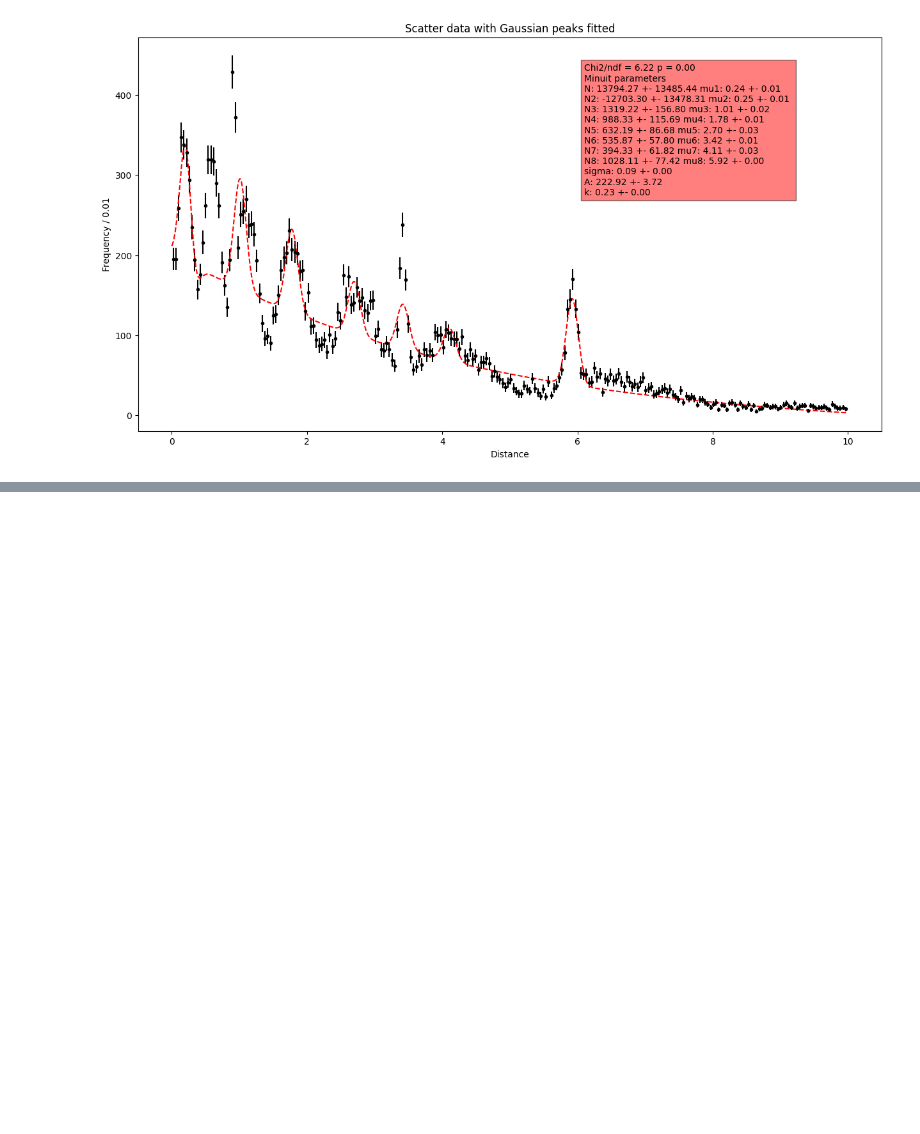
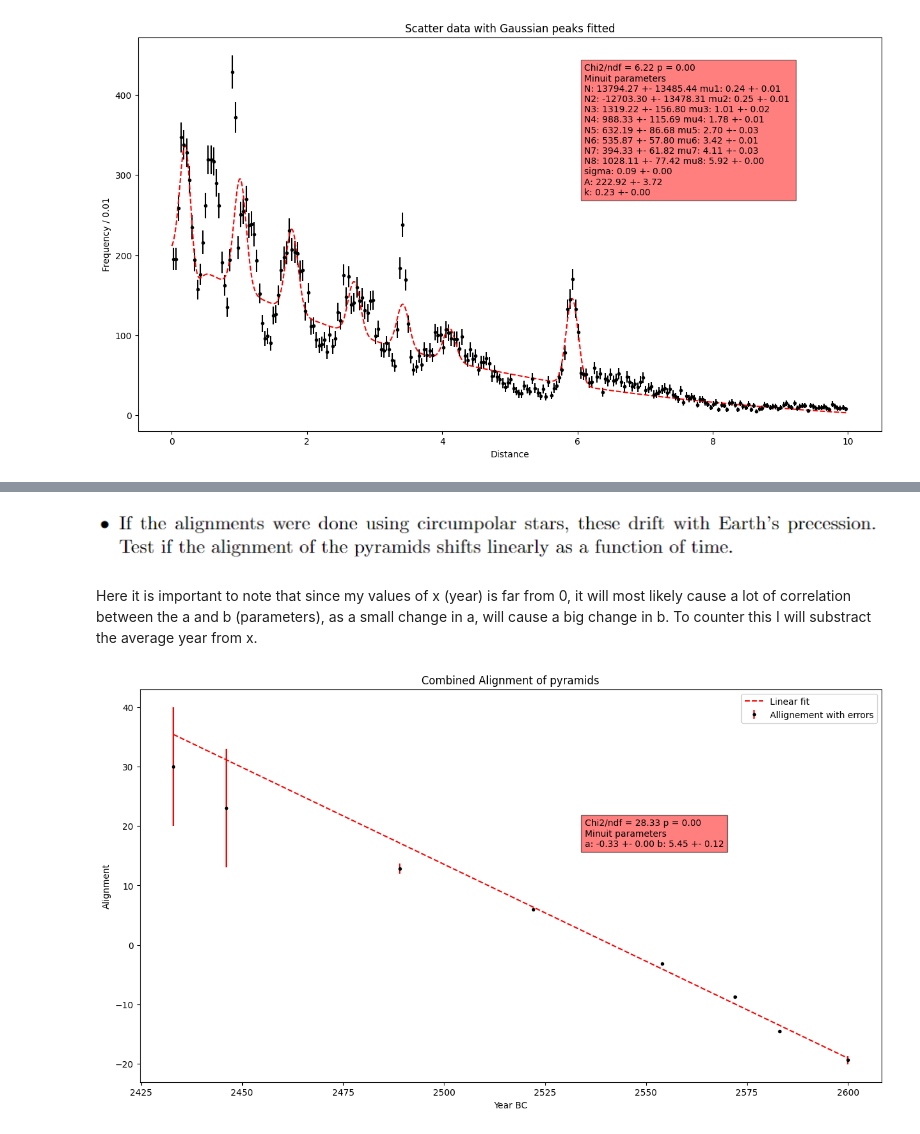
Before and after one commit to EliasBS/AppStat2024, a Jupyter notebook: DataAndCodeForExam/AppStatExam2024.ipynb, the cells around one changed output, grey strips where cells are left out. Saved outputs shown, nothing was run; the diff lists cells and outputs as text; code cells hidden in the pictures; blank space fills up the shorter version.

```diff
--- a/DataAndCodeForExam/AppStatExam2024.ipynb
+++ b/DataAndCodeForExam/AppStatExam2024.ipynb
@@ -1523,0 +1598,12 @@ The reduced chi2 of 6.22 most likely indicates a significant deviation from the
+# %%
+#Combine East and West values (Done using code found online)
+data['Combined_Align'] = [
+    weighted(
+        [data['East_Align'][i], data['West_Align'][i]],
+        [data['East_Align_unc'][i], data['West_Align_unc'][i]]
+    ) if data['West_Align'][i] != 0 else (data['East_Align'][i], data['East_Align_unc'][i])
+    for i in range(len(data))
+]
+
+print(data['Pyramid'])
+print(data['Combined_Align'])
@@ -1523,0 +1629,48 @@ The reduced chi2 of 6.22 most likely indicates a significant deviation from the
+# %% [markdown]
+![image.png](attachment:image.png)
+# %% [markdown]
+Here it is important to note that since my values of x (year) is far from 0, it will most likely cause a lot of correlation between the a and b (parameters), as a small change in a, will cause a big change in b. To counter this I will substract the average year from x.
+# %%
+xminyear = data['Align_year_BC'].min()
+xmaxyear = data['Align_year_BC'].max()
+
+xmean = np.mean(data['Align_year_BC'])
+
+def linear(x, a, b):
+    return a*(x - xmean) + b
+
+
+comb_align = np.array([])
+comb_align_err = np.array([])
+for i in range(len(data)):
+    comb_align = np.append(comb_align, data['Combined_Align'][i][0])
+    comb_align_err = np.append(comb_align_err, data['Combined_Align'][i][1])
+
+
+fit = cost.LeastSquares(data['Align_year_BC'], comb_align, comb_align_err, linear)
+
+mfit = Minuit(fit, a = -10, b = 30)
+mfit.migrad()
+
+chi2 = mfit.fval
+ndf = len(data) - 2
+p = stats.chi2.sf(chi2, ndf)
+
+a = mfit.values['a']
+b = mfit.values['b']
+
+x_fit = np.linspace(xminyear, xmaxyear, 1000)
+y_fit = linear(x_fit, a, b)
+
+fig, ax = plt.subplots(figsize=(15, 8))
+ax.errorbar(data['Align_year_BC'], comb_align, yerr=comb_align_err, fmt='.', color='black',ecolor = 'red', label='Allignement with errors')
+ax.plot(x_fit, y_fit, color='red', linestyle='--', label='Linear fit')
+ax.text(0.6, 0.6, f'Chi2/ndf = {chi2/ndf:.2f} p = {p:.2f}\nMinuit parameters \na: {mfit.values["a"]:.2f} +- {mfit.errors["a"]:.2f} b: {mfit.values["b"]:.2f} +- {mfit.errors["b"]:.2f}', transform=ax.transAxes,
+                bbox=dict(facecolor='red', alpha=0.5))
+ax.set_xlabel('Year BC')
+ax.set_ylabel('Alignment')
+ax.set_title('Combined Alignment of pyramids')
+ax.legend()
+plt.show()
+# %% [output]
+[figure, added]
```
Also changed, not shown: parts of 23 cells of this notebook.
